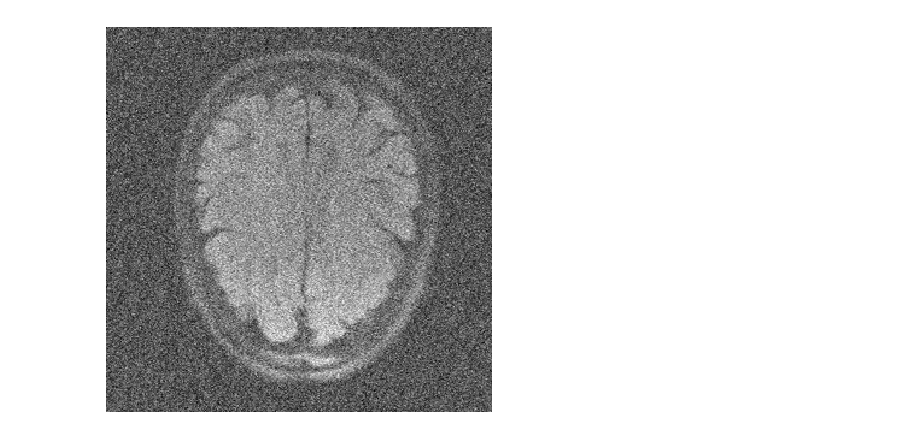
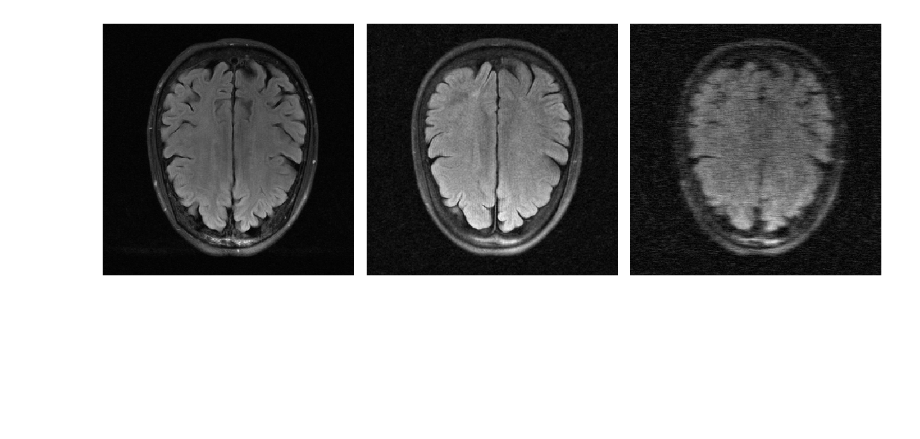
Before and after one commit to aleph-group/Priors_selection, a Jupyter notebook: reconstruct_mri.ipynb, the cells around one changed output. Drawn from its saved outputs; the diff is of its cells as text; code cells hidden in the pictures; blank space fills up the shorter version.

Commit message:
fixed normalization for diffPIR reconstruction

```diff
--- a/reconstruct_mri.ipynb
+++ b/reconstruct_mri.ipynb
@@ -82,7 +39,0 @@ tensor([0.0892]) tensor([0.1414])
-# %%
-# pull one sample from the dataset and generate measurements
-x = torch.zeros([1, 2, 320, 320]).to(device)
-x[:, 0] = normalize(torch.tensor(brain_ds[20][0]))  # in 0,1
-y = physics(x)
-#y = y + torch.randn_like(y)*sigma
-plot([x[:, 0], y, physics.A_adjoint(y)[:, 0]], figsize=(15, 5))
@@ -91,22 +40,22 @@ plot([x[:, 0], y, physics.A_adjoint(y)[:, 0]], figsize=(15, 5))
 # %%
 denoiser = torch.load("models/diffusion/brain.pth", weights_only=False).to(device)
 
-class InputWrapper2(torch.nn.Module):  # wrapper class to use deepinv MRI
+class InputWrapper(torch.nn.Module):  # wrapper class to use deepinv MRI
     def __init__(self, base_model):
         super().__init__()
         self.base_model = base_model.to(device)
 
     def forward(self, x, scalar):
         extra = 2*normalize(x[:, :1]) -1 # extract the real part
-        respart = normalize(self.base_model(extra, scalar))
-        res = torch.zeros([1, 2, 320, 320], device=extra.device)
-        res[:, 0] = respart
+        respart = normalize(self.base_model(extra, 2*scalar))
+        res = torch.zeros_like(x, device=extra.device)
+        res[:, 0] = respart[:, 0]
         return res
-denoiser = InputWrapper2(denoiser)
 
-model = DPS(data_fidelity=L2(),
-                 model=denoiser,
-                device=device, verbose=True, max_iter=200)
+denoiser = InputWrapper(denoiser)
+
+model = DiffPIR(data_fidelity=L2(),
+                 model=denoiser, sigma=sigma,
+                device=device, verbose=True, max_iter=500)
+x_init = physics.A_adjoint(y)
+x_rec = model(y=y, physics=physics, x_init=x_init, seed=0)
-# %%
-x_rec = model(y=y, physics=physics, seed=0)
-plot(x_rec[:, 0], figsize=(10,5))
@@ -115,8 +62,4 @@ plot(x_rec[:, 0], figsize=(10,5))
-# %%
-model = DiffPIR(data_fidelity=L2(),
-                 model=denoiser,
-                device=device, verbose=True, max_iter=200)
-x_rec = model(y=y, physics=physics, seed=0)
-plot(x_rec[:, 0], figsize=(10,5))
-# %% [output]
-[figure, removed]
+# %%
+plot([x, x_rec,x_init], figsize=(15,5))
+# %% [output]
+[figure, added]
```
Also changed, not shown: parts of 12 cells of this notebook.
